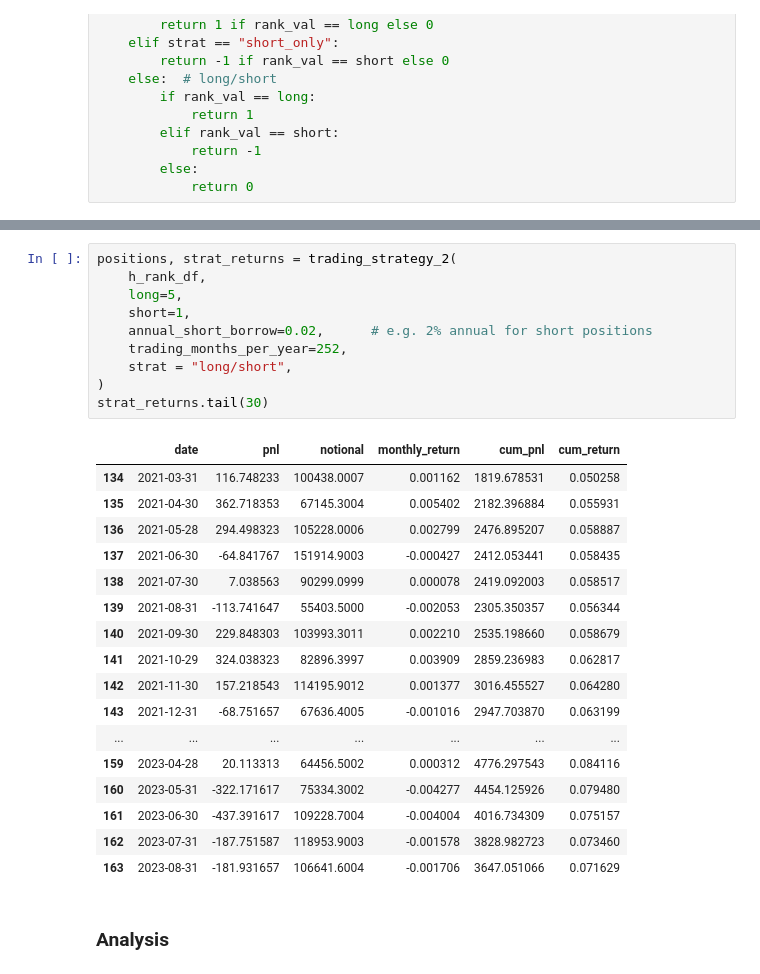
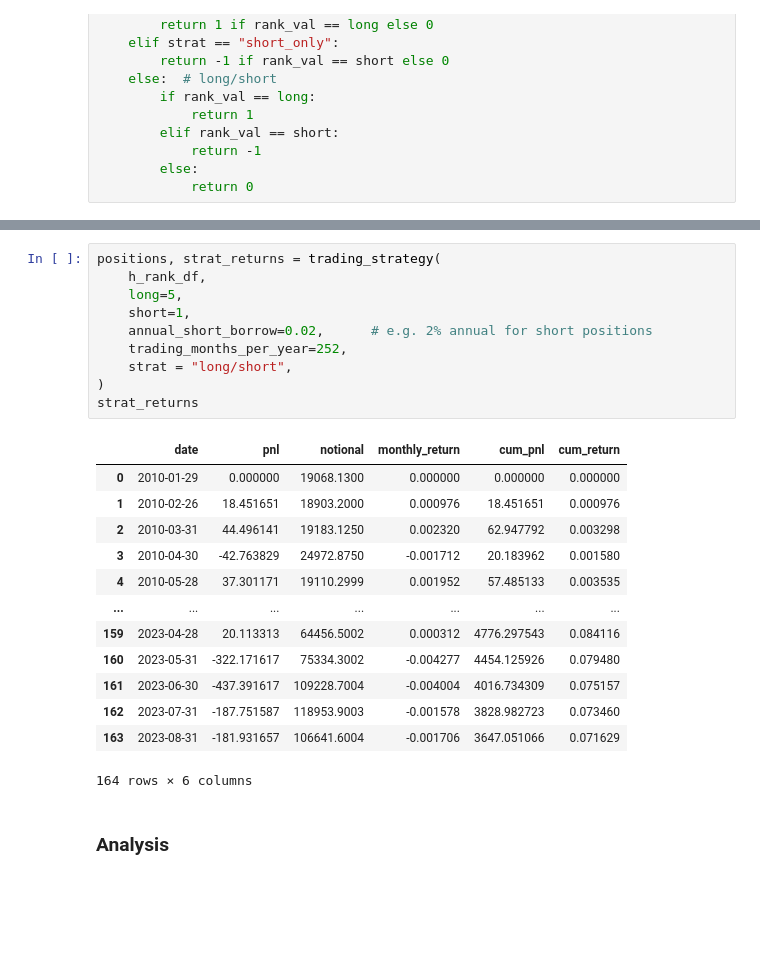
Before and after one commit to roshnx/buy-rough-sell-smooth, a Jupyter notebook: trading_strategy.ipynb, the cells around one changed output, grey strips where cells are left out. Saved outputs shown, nothing was run; the diff lists cells and outputs as text; blank space fills up the shorter version.

```diff
--- a/trading_strategy.ipynb
+++ b/trading_strategy.ipynb
@@ -267,31 +183,27 @@ def trading_strategy_2(
 # %%
-positions, strat_returns = trading_strategy_2(
+positions, strat_returns = trading_strategy(
     h_rank_df,
     long=5,
     short=1,
     annual_short_borrow=0.02,      # e.g. 2% annual for short positions
     trading_months_per_year=252,
     strat = "long/short",
 )
-strat_returns.tail(30)
+strat_returns
 # %% [output]
 |  | date | pnl | notional | monthly_return | cum_pnl | cum_return |
-| 134 | 2021-03-31 | 116.748233 | 100438.0007 | 0.001162 | 1819.678531 | 0.050258 |
-| 135 | 2021-04-30 | 362.718353 | 67145.3004 | 0.005402 | 2182.396884 | 0.055931 |
-| 136 | 2021-05-28 | 294.498323 | 105228.0006 | 0.002799 | 2476.895207 | 0.058887 |
-| 137 | 2021-06-30 | -64.841767 | 151914.9003 | -0.000427 | 2412.053441 | 0.058435 |
-| 138 | 2021-07-30 | 7.038563 | 90299.0999 | 0.000078 | 2419.092003 | 0.058517 |
-| 139 | 2021-08-31 | -113.741647 | 55403.5000 | -0.002053 | 2305.350357 | 0.056344 |
-| 140 | 2021-09-30 | 229.848303 | 103993.3011 | 0.002210 | 2535.198660 | 0.058679 |
-| 141 | 2021-10-29 | 324.038323 | 82896.3997 | 0.003909 | 2859.236983 | 0.062817 |
-| 142 | 2021-11-30 | 157.218543 | 114195.9012 | 0.001377 | 3016.455527 | 0.064280 |
-| 143 | 2021-12-31 | -68.751657 | 67636.4005 | -0.001016 | 2947.703870 | 0.063199 |
+| 0 | 2010-01-29 | 0.000000 | 19068.1300 | 0.000000 | 0.000000 | 0.000000 |
+| 1 | 2010-02-26 | 18.451651 | 18903.2000 | 0.000976 | 18.451651 | 0.000976 |
+| 2 | 2010-03-31 | 44.496141 | 19183.1250 | 0.002320 | 62.947792 | 0.003298 |
+| 3 | 2010-04-30 | -42.763829 | 24972.8750 | -0.001712 | 20.183962 | 0.001580 |
+| 4 | 2010-05-28 | 37.301171 | 19110.2999 | 0.001952 | 57.485133 | 0.003535 |
 | ... | ... | ... | ... | ... | ... | ... |
 | 159 | 2023-04-28 | 20.113313 | 64456.5002 | 0.000312 | 4776.297543 | 0.084116 |
 | 160 | 2023-05-31 | -322.171617 | 75334.3002 | -0.004277 | 4454.125926 | 0.079480 |
 | 161 | 2023-06-30 | -437.391617 | 109228.7004 | -0.004004 | 4016.734309 | 0.075157 |
 | 162 | 2023-07-31 | -187.751587 | 118953.9003 | -0.001578 | 3828.982723 | 0.073460 |
 | 163 | 2023-08-31 | -181.931657 | 106641.6004 | -0.001706 | 3647.051066 | 0.071629 |
+164 rows × 6 columns
 # %% [markdown]
 ### **Analysis**
 # %%
```
Also changed, not shown: parts of 2 cells of this notebook.
